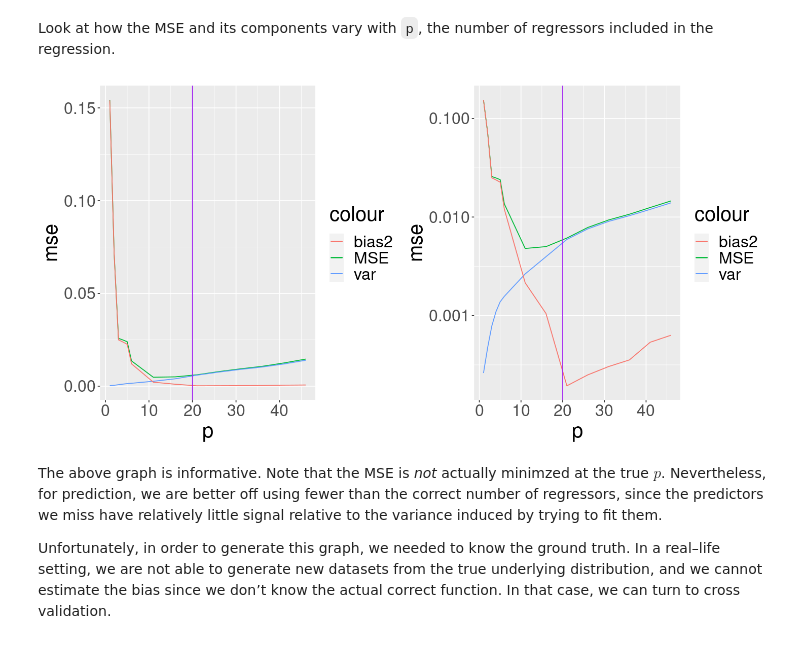
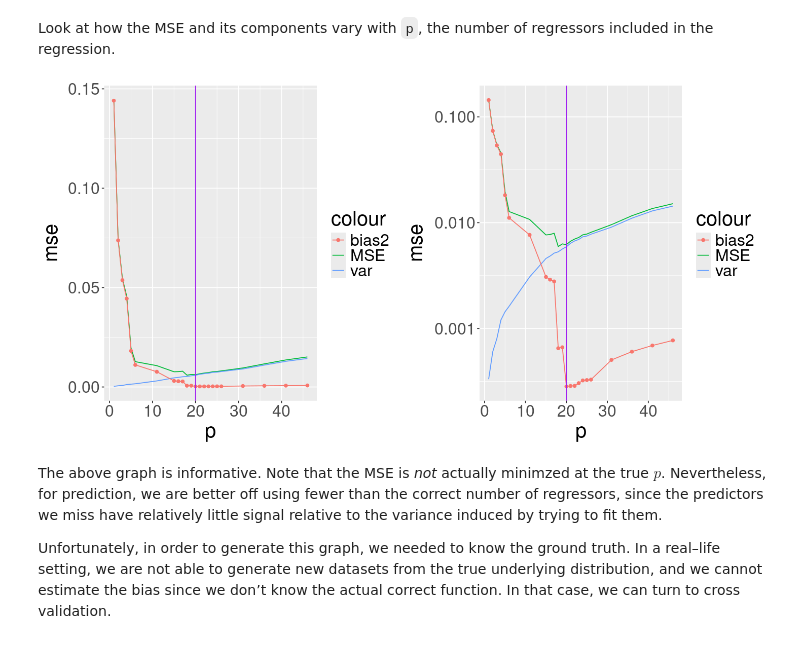
Before and after one commit to berkeley-stat154/fall-2026, a Jupyter notebook: lectures/unit3/unit3_bias_variance_example.out.ipynb, the cells around one changed output. Cells and saved outputs as stored; diff of their text form; code cells hidden in the pictures.

```diff
--- a/lectures/unit3/unit3_bias_variance_example.out.ipynb
+++ b/lectures/unit3/unit3_bias_variance_example.out.ipynb
@@ -273,10 +273,12 @@ n_obs <- 500
 sigma_true <- 0.4
 
 models_df <- data.frame()
-for (p_true in seq(1, pmax, 7)) {
+
+p_vals <- seq(1, pmax, 7)
+for (p in p_vals) {
     models_df <-
-        bind_rows(models_df, DrawData(n_obs, sigma_true, GetBeta(p_true)) %>%
-                  mutate(p_true=p_true))
+        bind_rows(models_df, DrawData(n_obs, sigma_true, GetBeta(p)) %>%
+                  mutate(p_true=p))
 }
 # %% [markdown]
 As we increase the number of true regressors, the functions get more
@@ -340,7 +343,8 @@ err_df <- data.frame()
 # sanity check that all the datasets have the same x
 stopifnot(abs((data_df_list[[1]])$x[1] - (data_df_list[[2]])$x[1]) < 1e-8)
 
-p_seq <- unique(c(1, 2, 3, 4, 5, seq(1, pmax, 5)))
+# Make sure the truth is included in our simulations
+p_seq <- sort(unique(c(1, 2, 3, 4, 5, seq(p_true -5, p_true + 5), seq(1, pmax, 5))))
 pb <- txtProgressBar(min=0, max=n_sims, style=3)
 for (sim in 1:n_sims) {
     setTxtProgressBar(pb, sim)
@@ -392,15 +396,16 @@ regressors included in the regression.
 # %%
 mse_graph <- ggplot(mse_df, aes(x=p)) +
     geom_line(aes(y=mse, color="MSE")) +
     geom_line(aes(y=var, color="var")) +
     geom_line(aes(y=bias2, color="bias2")) +
+    geom_point(aes(y=bias2, color="bias2")) +
     geom_vline(aes(xintercept=p_true), color="purple")
 grid.arrange(
     mse_graph,
     mse_graph + scale_y_log10(),
     ncol=2)
 # %% [output]
-[figure, old version]
+[figure, new version]
 # %% [markdown]
 The above graph is informative. Note that the MSE is *not* actually
 minimzed at the true $p$. Nevertheless, for prediction, we are better
```
Also changed, not shown: parts of 6 cells of this notebook, 54 other files.
